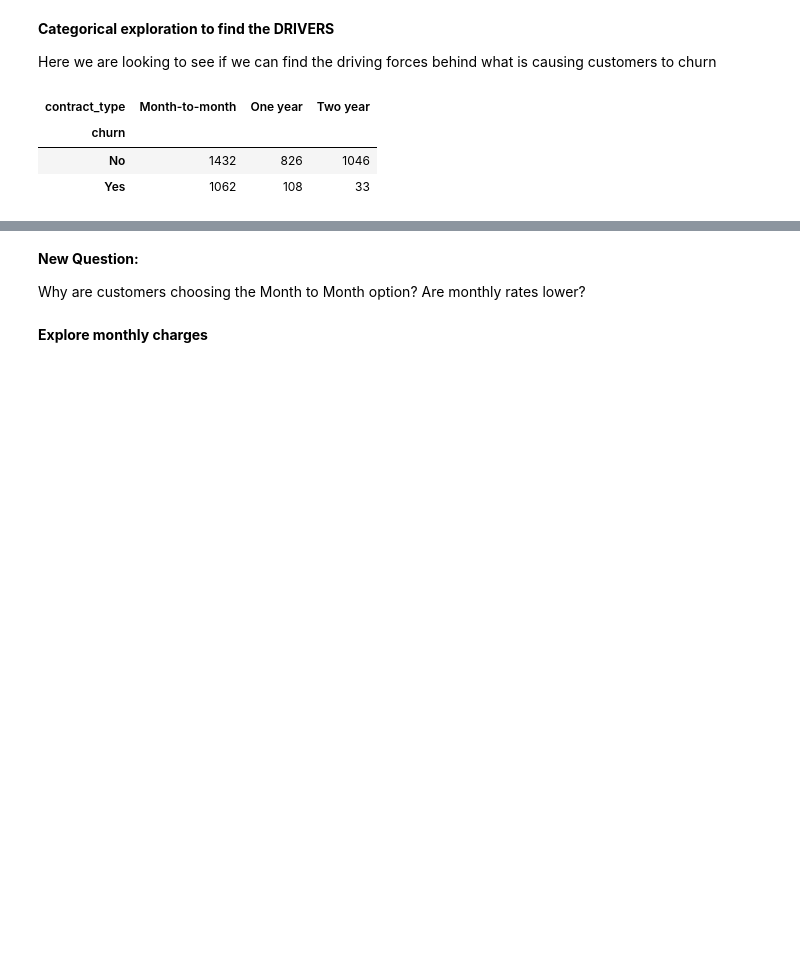
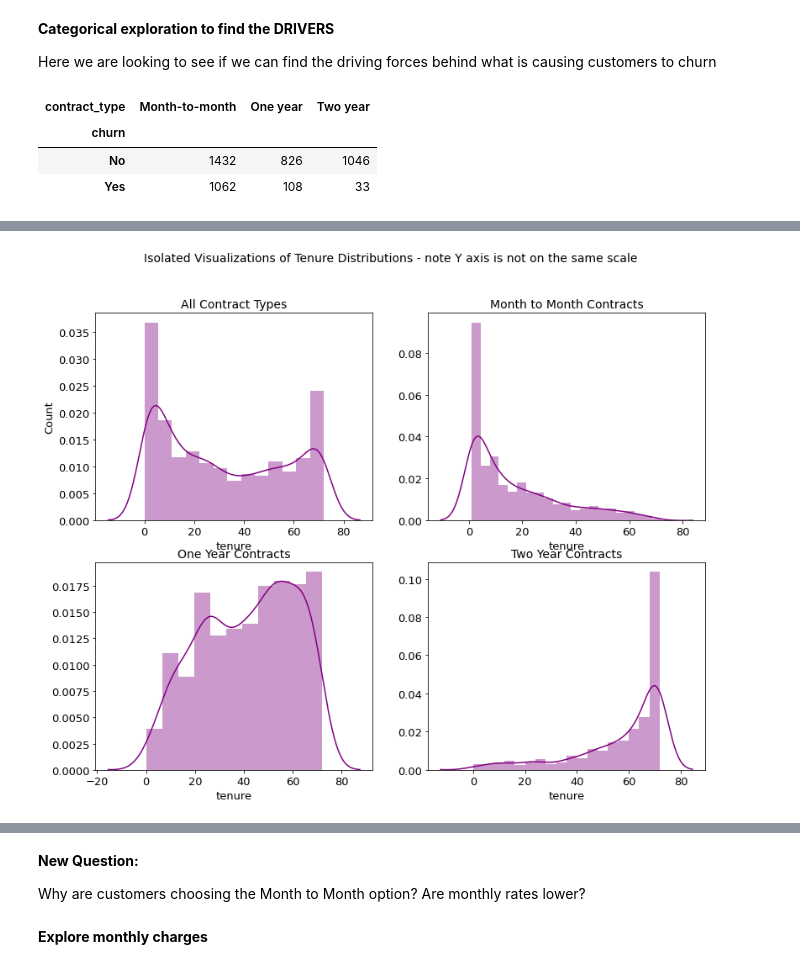
Before and after one commit to Churning-Up-the-Heat/classification-project, a Jupyter notebook: customers_churning_final.ipynb, the cells around one changed output, grey strips where cells are left out. Saved outputs shown, nothing was run; the diff lists cells and outputs as text; code cells hidden in the pictures; blank space fills up the shorter version.

```diff
--- a/customers_churning_final.ipynb
+++ b/customers_churning_final.ipynb
@@ -357,0 +374,4 @@ ctab
+# %%
+explore.isolated_tenure_distros(train)
+# %% [output]
+[figure, added]
```
Also changed, not shown: parts of 46 cells of this notebook.
